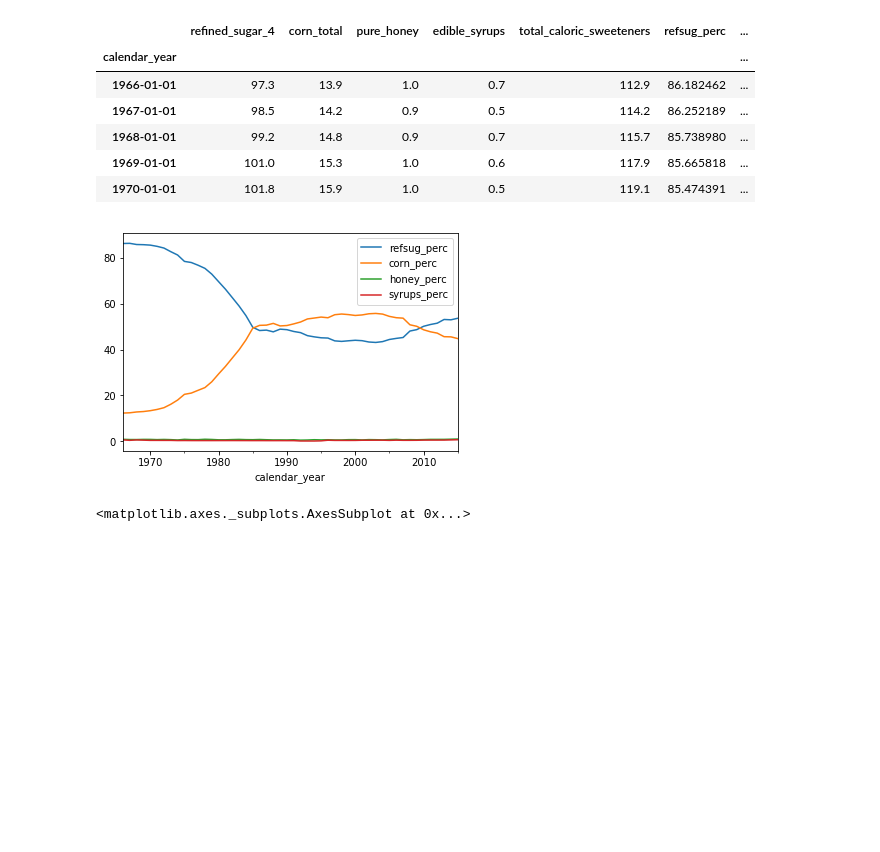
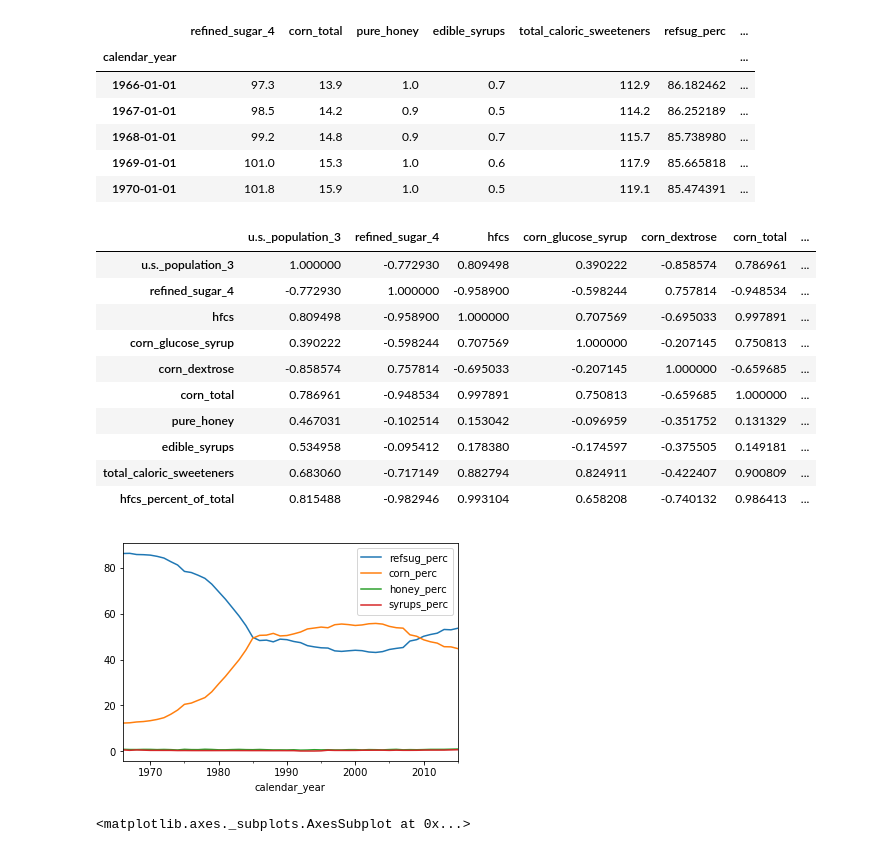
Before and after one commit to dillon-schow/data_analytics_course, a Jupyter notebook: ExercisesByWeek/03-ExecutiveStorytelling/01-viz-story-pres/sugar_usage_america-Mine.ipynb, the cells around one changed output. Cells and saved outputs as stored; diff of their text form; code cells hidden in the pictures; blank space fills up the shorter version.

```diff
--- a/ExercisesByWeek/03-ExecutiveStorytelling/01-viz-story-pres/sugar_usage_america-Mine.ipynb
+++ b/ExercisesByWeek/03-ExecutiveStorytelling/01-viz-story-pres/sugar_usage_america-Mine.ipynb
@@ -175,7 +178,19 @@ See the caveats in the documentation: http://pandas.pydata.org/pandas-docs/stabl
 | 1970-01-01 | 101.8 | 15.9 | 1.0 | 0.5 | 119.1 | 85.474391 | ... |
 # %%
 myoplot = df3.iloc[:,-4:].plot()
+df.corr()
 # %% [output]
+|  | u.s._population_3 | refined_sugar_4 | hfcs | corn_glucose_syrup | corn_dextrose | corn_total | ... |
+| u.s._population_3 | 1.000000 | -0.772930 | 0.809498 | 0.390222 | -0.858574 | 0.786961 | ... |
+| refined_sugar_4 | -0.772930 | 1.000000 | -0.958900 | -0.598244 | 0.757814 | -0.948534 | ... |
+| hfcs | 0.809498 | -0.958900 | 1.000000 | 0.707569 | -0.695033 | 0.997891 | ... |
+| corn_glucose_syrup | 0.390222 | -0.598244 | 0.707569 | 1.000000 | -0.207145 | 0.750813 | ... |
+| corn_dextrose | -0.858574 | 0.757814 | -0.695033 | -0.207145 | 1.000000 | -0.659685 | ... |
+| corn_total | 0.786961 | -0.948534 | 0.997891 | 0.750813 | -0.659685 | 1.000000 | ... |
+| pure_honey | 0.467031 | -0.102514 | 0.153042 | -0.096959 | -0.351752 | 0.131329 | ... |
+| edible_syrups | 0.534958 | -0.095412 | 0.178380 | -0.174597 | -0.375505 | 0.149181 | ... |
+| total_caloric_sweeteners | 0.683060 | -0.717149 | 0.882794 | 0.824911 | -0.422407 | 0.900809 | ... |
+| hfcs_percent_of_total | 0.815488 | -0.982946 | 0.993104 | 0.658208 | -0.740132 | 0.986413 | ... |
 [figure]
 # %%
 df.plot(x='Calendar year', y='Total caloric sweeteners')
```
Also changed, not shown: parts of 3 cells of this notebook, 2 other files.
